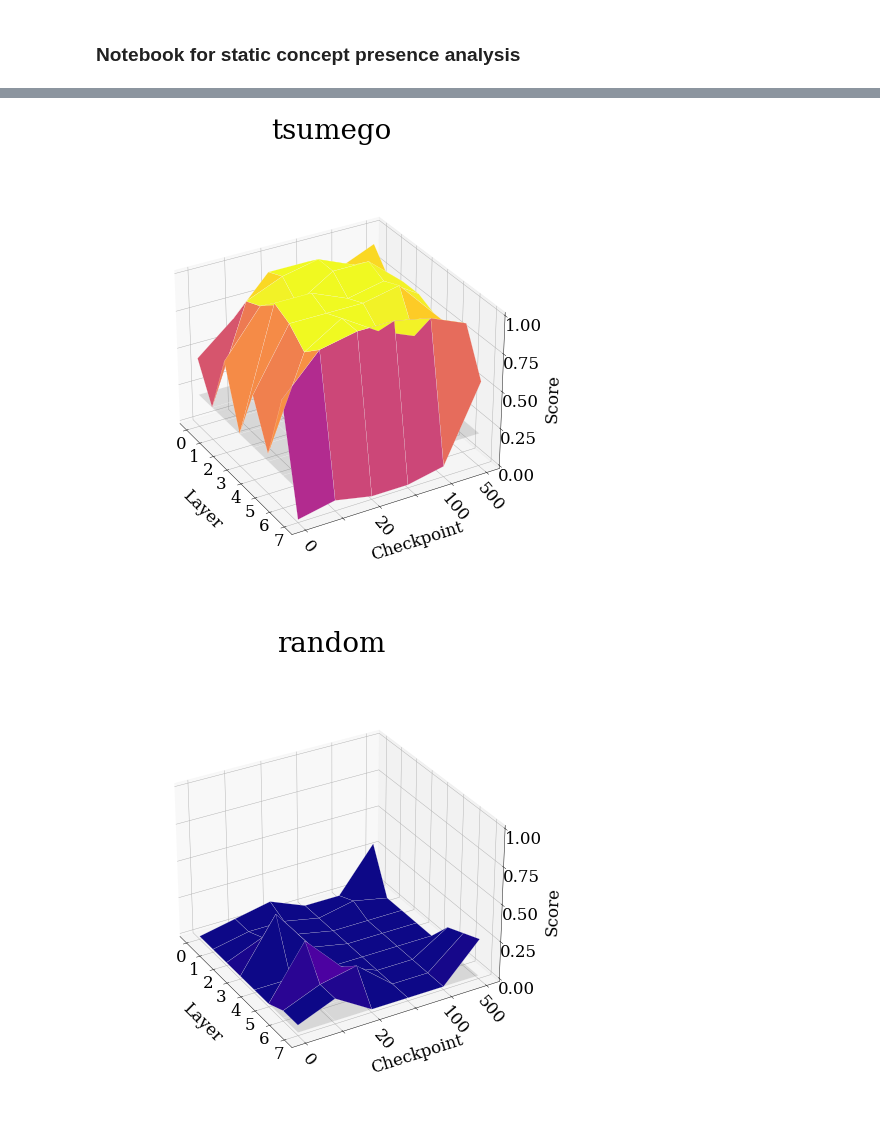
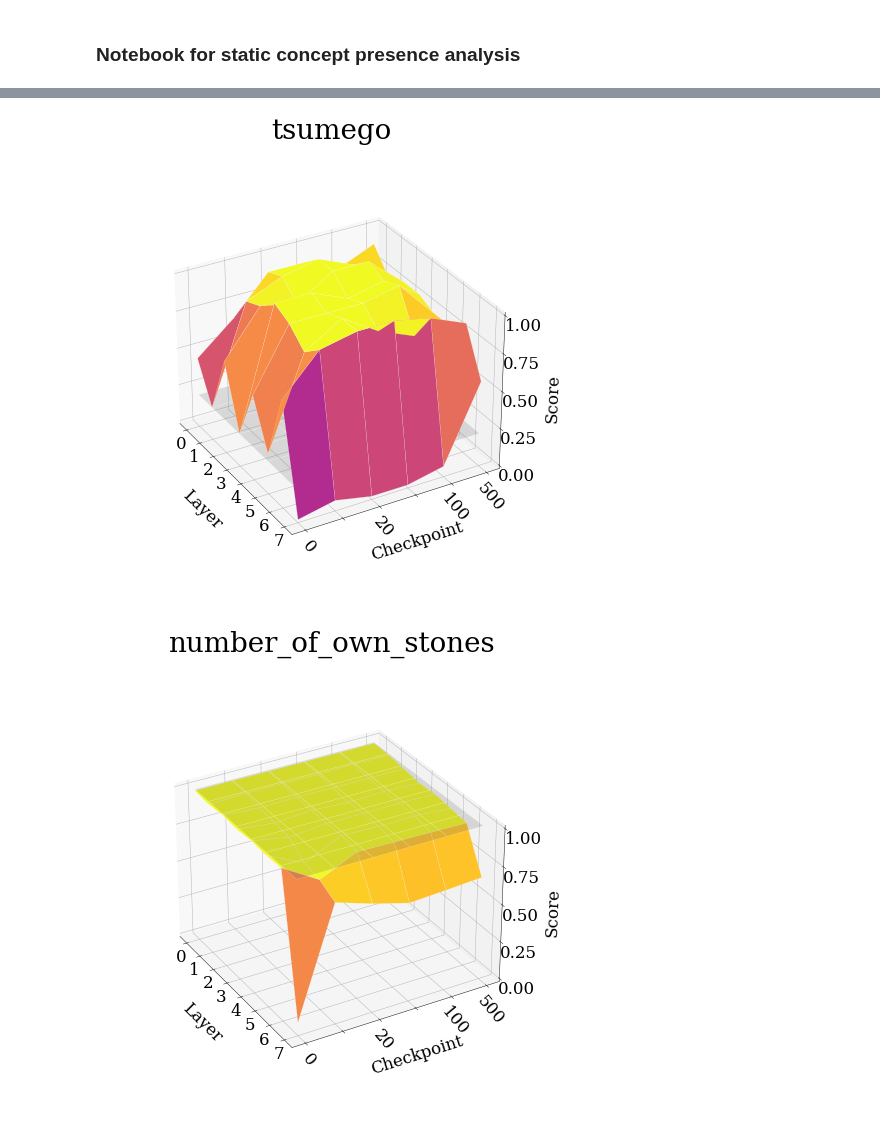
Before and after one commit to erikssommer/xai-concept-methods-drl, a Jupyter notebook: notebooks/static_concept_presence.ipynb, the cells around one changed output, grey strips where cells are left out. Drawn from its saved outputs; the diff is of its cells as text; code cells hidden in the pictures.

Commit message:
Adding support for continues concepts

```diff
--- a/notebooks/static_concept_presence.ipynb
+++ b/notebooks/static_concept_presence.ipynb
@@ -26,7 +26,7 @@ model_type = "resnet" if resnet else "convnet"
 
 #static_concepts = ['one_eye', 'two_eyes', 'area_advantage', 'tsumego', 'has_winning_move', 'capture_stones_threat', 'play_center_in_opening', 'win_on_pass', 'random']
 
-static_concepts = ['one_eye', 'two_eyes', 'area_advantage', 'has_winning_move', 'play_center_in_opening', 'capture_stones_threat', 'win_on_pass', 'tsumego', 'random']
+static_concepts = ['one_eye', 'two_eyes', 'area_advantage', 'has_winning_move', 'play_center_in_opening', 'capture_stones_threat', 'win_on_pass', 'tsumego', 'number_of_own_stones', 'random']
 
 for concept in static_concepts:
     # Input regression plot
@@ -104,31 +104,31 @@ for concept in static_concepts:
     fig.patch.set_facecolor("white")
 
     ax.zaxis.set_major_locator(LinearLocator(5))
 
     labels = levels.copy()
     labels[0] = 0
     plt.yticks(np.arange(len(levels)), labels)
     yticks = ax.yaxis.get_major_ticks()
     for i in range(1, len(labels), 2):
         yticks[i].label1.set_visible(False)
 
     yticks[-1].label1.set_visible(True)
     # A StrMethodFormatter is used automatically
     ax.zaxis.set_major_formatter('{x:.02f}')
     ax.view_init(30, -30)
 
     # Add legend to describe the surfaces
     #ax.legend([surf_1, surf_2], ["Input presence", "Concept presence"], loc='upper center', bbox_to_anchor=(0.5, -0.05), fancybox=True, shadow=True, ncol=2, fontsize=30)
 
     os.makedirs(f"plots/static/{model_type}/{board_name}/{session_name}", exist_ok=True)
     plt.savefig(f"plots/static/{model_type}/{board_name}/{session_name}/{concept}.png", transparent=False)
 # %% [output]
 [figure]
 [figure]
 [figure]
 [figure]
 [figure]
 [figure]
 [figure]
 [figure]
-[figure, old version]
+[figure, new version]
```
Also changed, not shown: parts of 1 cell of this notebook, 4 other files.
